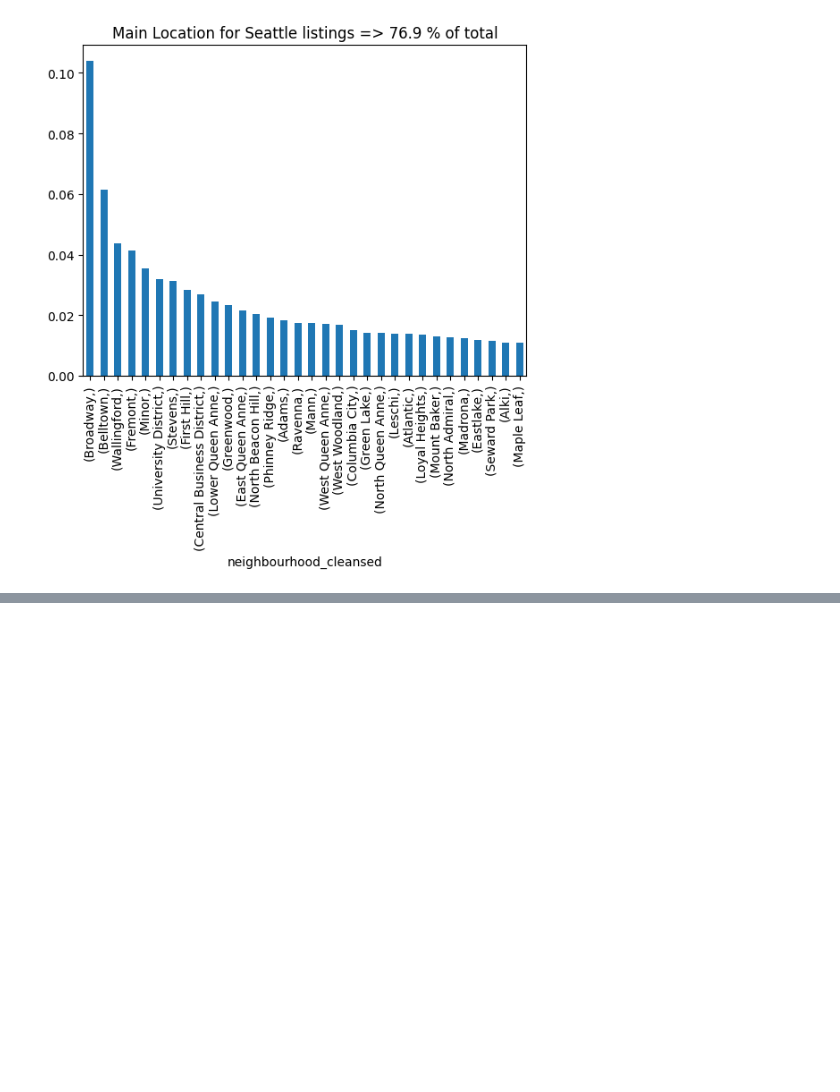
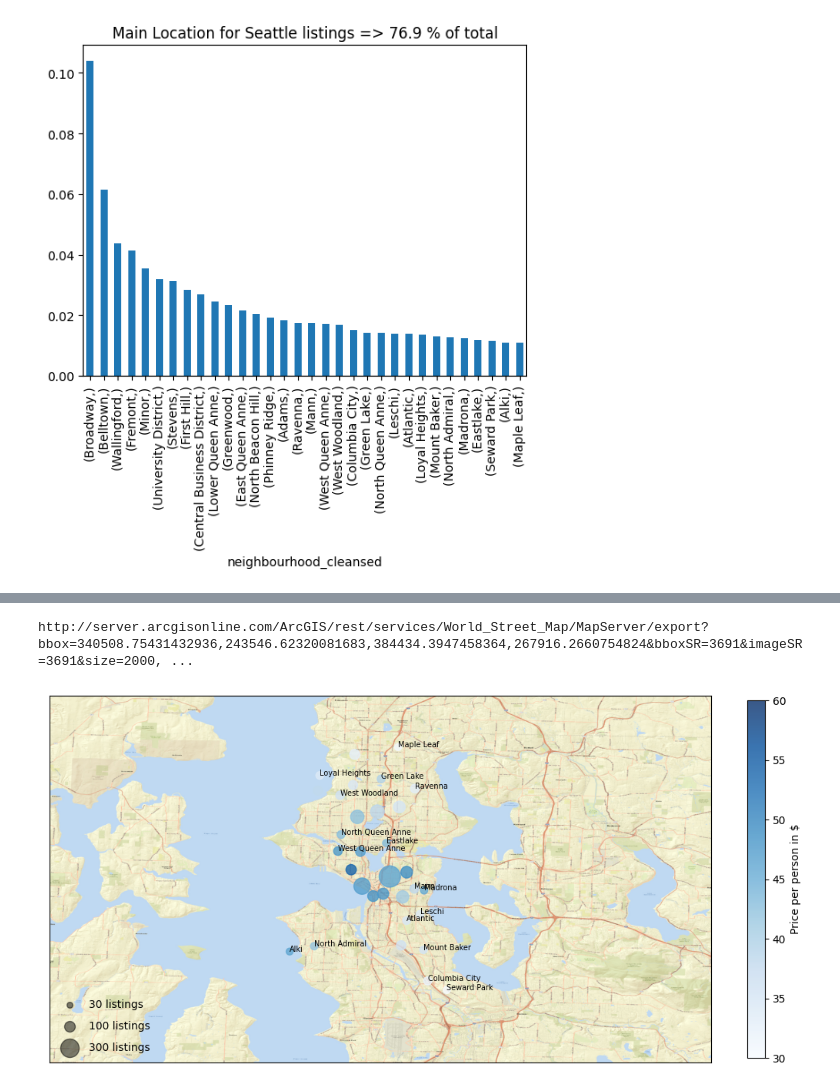
Before and after one commit to aeusepi/AirBnB_Project, a Jupyter notebook: AirBnbSeattle.ipynb, the cells around one changed output, grey strips where cells are left out. Cells and saved outputs as stored; diff of their text form; code cells hidden in the pictures; blank space fills up the shorter version.

```diff
--- a/AirBnbSeattle.ipynb
+++ b/AirBnbSeattle.ipynb
@@ -150,0 +158,17 @@ http://server.arcgisonline.com/ArcGIS/rest/services/World_Street_Map/MapServer/e
+# %%
+# pricing column selections
+pricing_pol = ['price', 'weekly_price', 'monthly_price', 'security_deposit', 'cleaning_fee', 'guests_included',
+       'extra_people', 'minimum_nights', 'maximum_nights','accommodates']
+
+df_princing = df[pricing_pol].copy()
+dollar_to_float = lambda x: x.replace('[\$,]', '', regex=True).astype(float)
+money_cols = ['price', 'weekly_price', 'monthly_price', 'security_deposit', 'cleaning_fee', 'extra_people']
+df_princing[money_cols]=df_princing[money_cols].apply(dollar_to_float, axis=1)
+df_princing['price_1_guest'] = df_princing['price']/df_princing['accommodates']
+df_princing['weekly_price_DD'] = df_princing['price']*7
+df_princing['monthly_price_DD'] = df_princing['price']*30
+df_princing['weekly_discount'] = df_princing['weekly_price']/df_princing['weekly_price_DD']-1
+df_princing['monthly_discount'] = df_princing['monthly_price']/df_princing['monthly_price_DD']-1
+
+# print of the results
+df_princing.describe()
@@ -150,0 +185,47 @@ http://server.arcgisonline.com/ArcGIS/rest/services/World_Street_Map/MapServer/e
+# %%
+# Combination of pricing and location
+prix_cols = ["price_1_guest"]
+df_pricing_loc = pd.concat([df_princing[prix_cols],df[loc2_cols]], axis = 1)
+
+dtgroup2=(df_pricing_loc
+.groupby('neighbourhood_cleansed',as_index=False)
+       .agg(Lat=pd.NamedAgg(column="latitude", aggfunc=np.mean),
+            Long=pd.NamedAgg(column="longitude", aggfunc=np.mean),
+            Count=pd.NamedAgg(column="longitude", aggfunc=np.count_nonzero),
+            Price=pd.NamedAgg(column="price_1_guest", aggfunc=np.mean)))
+dtgroup2['Count_Pct'] = dtgroup['Count']/df.shape[0]
+dtgroup2 = dtgroup2[dtgroup2['Count_Pct']>0.01].copy()
+
+
+fig = plt.figure(figsize=(12,12))
+m = Basemap(projection='merc', resolution='i',
+
+             llcrnrlon=minlong,llcrnrlat=minlat,urcrnrlon=maxlong, urcrnrlat=maxlat, epsg = 3691 , lat_0= lat, lon_0 = long
+             )
+
+#test_map = Basemap(,resolution='i',projection='merc',lon_0=14.8,lat_0=47.2)
+m.arcgisimage(service='World_Street_Map', xpixels=2000, ypixels=2000, verbose= True)
+
+m.scatter(dtgroup2["Long"].values,dtgroup2["Lat"].values , latlon=True,
+          c=dtgroup2["Price"].values, s=dtgroup2["Count"].values,
+          cmap='Blues', alpha=0.8)
+
+plt.colorbar(label="Price per person in $",fraction=0.025)
+plt.clim(30, 60)
+
+for a in [30, 100, 300]:
+    plt.scatter([], [], c='k', alpha=0.5, s=a,
+                label= f'{a} listings')
+plt.legend(scatterpoints=1, frameon=False,
+           labelspacing=1, loc='lower left');
+
+for i in dtgroup2.index :
+    if dtgroup2['Count'][i] < 70:
+        x = dtgroup2['Long'][i]
+        y = dtgroup2['Lat'][i]
+        tx= dtgroup2['neighbourhood_cleansed'][i]
+        xx, yy = m(x, y) #m is basemap object
+        plt.text(xx,yy, tx, fontsize=7)
+# %% [output]
+http://server.arcgisonline.com/ArcGIS/rest/services/World_Street_Map/MapServer/export?bbox=340508.75431432936,243546.62320081683,384434.3947458364,267916.2660754824&bboxSR=3691&imageSR=3691&size=2000, ...
+[figure, added]
```
Also changed, not shown: parts of 6 cells of this notebook.
